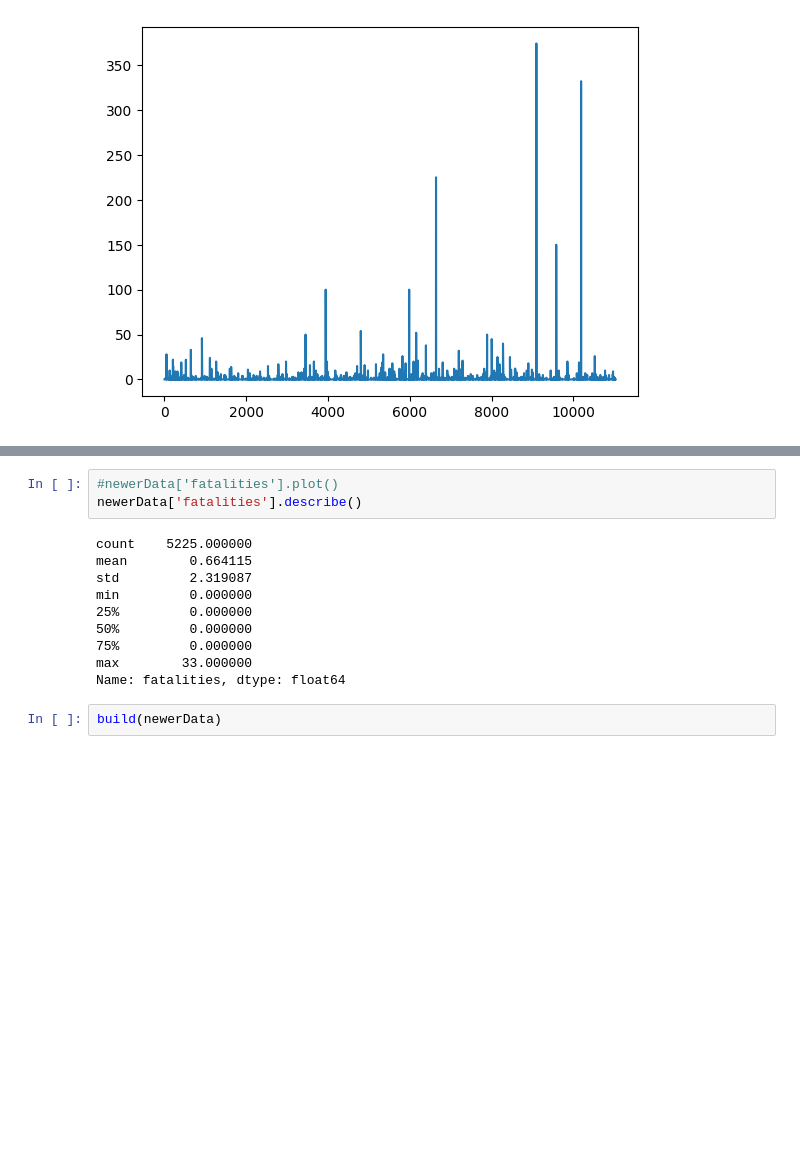
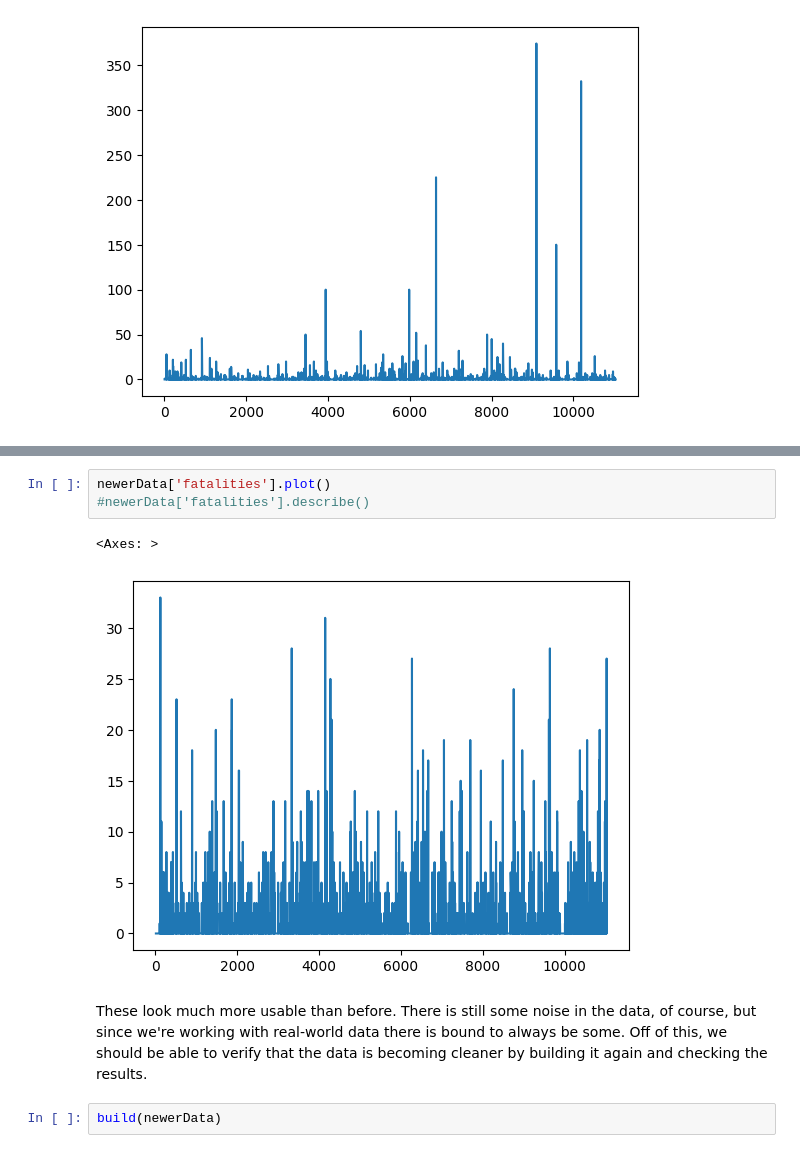
Before and after one commit to COSC5557/exploratory-data-analysis-arrangedcupid0, a Jupyter notebook: data.ipynb, the cells around one changed output, grey strips where cells are left out. Saved outputs shown, nothing was run; the diff lists cells and outputs as text; blank space fills up the shorter version.

```diff
--- a/data.ipynb
+++ b/data.ipynb
@@ -157,16 +143,11 @@ Name: injuries, dtype: float64
 # %%
-#newerData['fatalities'].plot()
-newerData['fatalities'].describe()
+newerData['fatalities'].plot()
+#newerData['fatalities'].describe()
 # %% [output]
-count    5225.000000
-mean        0.664115
-std         2.319087
-min         0.000000
-25%         0.000000
-50%         0.000000
-75%         0.000000
-max        33.000000
-Name: fatalities, dtype: float64
+<Axes: >
+[figure, added]
+# %% [markdown]
+These look much more usable than before. There is still some noise in the data, of course, but since we're working with real-world data there is bound to always be some. Off of this, we should be able to verify that the data is becoming cleaner by building it again and checking the results.
 # %%
 build(newerData)
 # %% [output]
```
Also changed, not shown: parts of 7 cells of this notebook.
